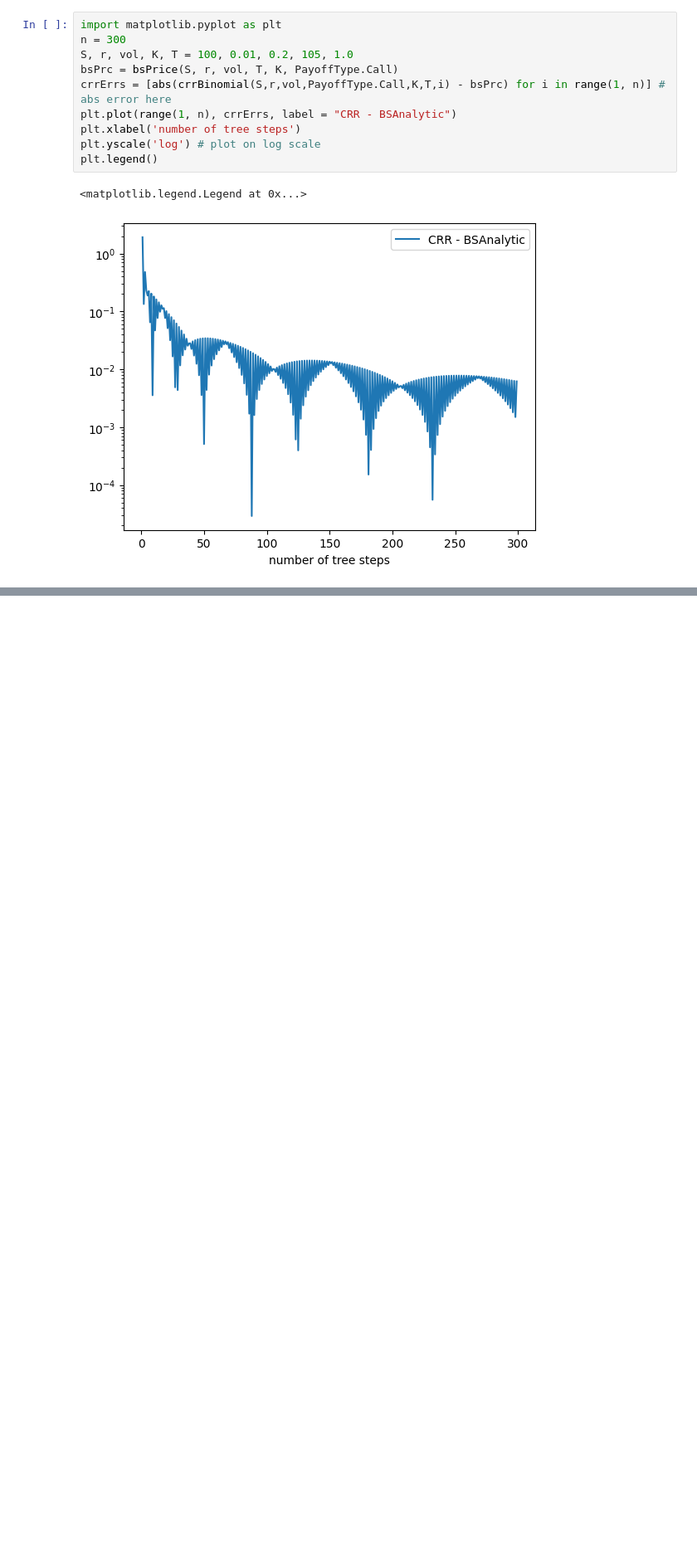
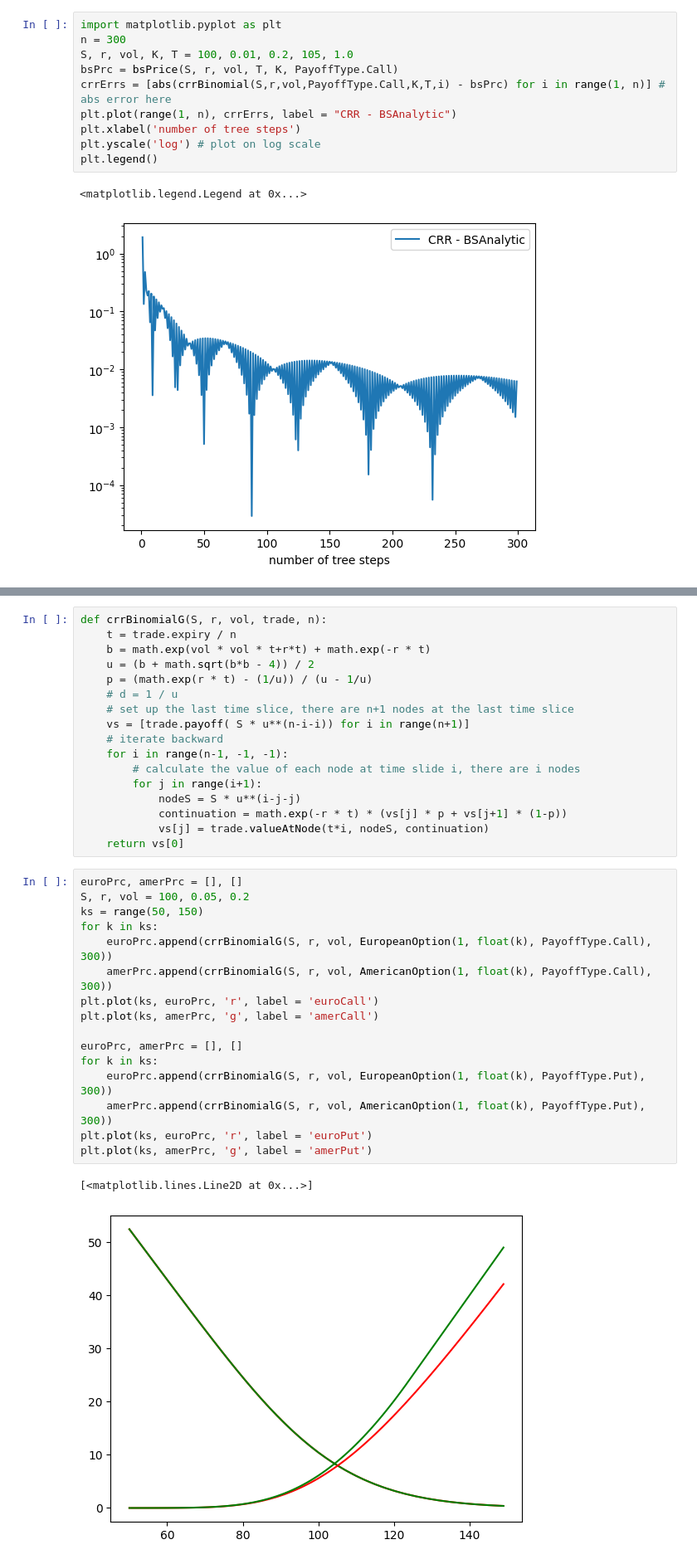
Before and after one commit to xueyuanhuang/qf607, a Jupyter notebook: session2/binomial-pratice.ipynb, the cells around one changed output, grey strips where cells are left out. Shown: that part at 83% size. Cells and saved outputs as stored; diff of their text form; blank space fills up the shorter version.

```diff
--- a/session2/binomial-pratice.ipynb
+++ b/session2/binomial-pratice.ipynb
@@ -155,0 +153,36 @@ class AmericanOption():
+# %%
+def crrBinomialG(S, r, vol, trade, n):
+    t = trade.expiry / n
+    b = math.exp(vol * vol * t+r*t) + math.exp(-r * t)
+    u = (b + math.sqrt(b*b - 4)) / 2
+    p = (math.exp(r * t) - (1/u)) / (u - 1/u)
+    # d = 1 / u
+    # set up the last time slice, there are n+1 nodes at the last time slice
+    vs = [trade.payoff( S * u**(n-i-i)) for i in range(n+1)]
+    # iterate backward
+    for i in range(n-1, -1, -1):
+        # calculate the value of each node at time slide i, there are i nodes
+        for j in range(i+1):
+            nodeS = S * u**(i-j-j)
+            continuation = math.exp(-r * t) * (vs[j] * p + vs[j+1] * (1-p))
+            vs[j] = trade.valueAtNode(t*i, nodeS, continuation)
+    return vs[0]
+# %%
+euroPrc, amerPrc = [], []
+S, r, vol = 100, 0.05, 0.2
+ks = range(50, 150)
+for k in ks:
+    euroPrc.append(crrBinomialG(S, r, vol, EuropeanOption(1, float(k), PayoffType.Call), 300))
+    amerPrc.append(crrBinomialG(S, r, vol, AmericanOption(1, float(k), PayoffType.Call), 300))
+plt.plot(ks, euroPrc, 'r', label = 'euroCall')
+plt.plot(ks, amerPrc, 'g', label = 'amerCall')
+
+euroPrc, amerPrc = [], []
+for k in ks:
+    euroPrc.append(crrBinomialG(S, r, vol, EuropeanOption(1, float(k), PayoffType.Put), 300))
+    amerPrc.append(crrBinomialG(S, r, vol, AmericanOption(1, float(k), PayoffType.Put), 300))
+plt.plot(ks, euroPrc, 'r', label = 'euroPut')
+plt.plot(ks, amerPrc, 'g', label = 'amerPut')
+# %% [output]
+[<matplotlib.lines.Line2D at 0x...>]
+[figure, added]
```
Also changed, not shown: parts of 19 cells of this notebook, 1 other file.
